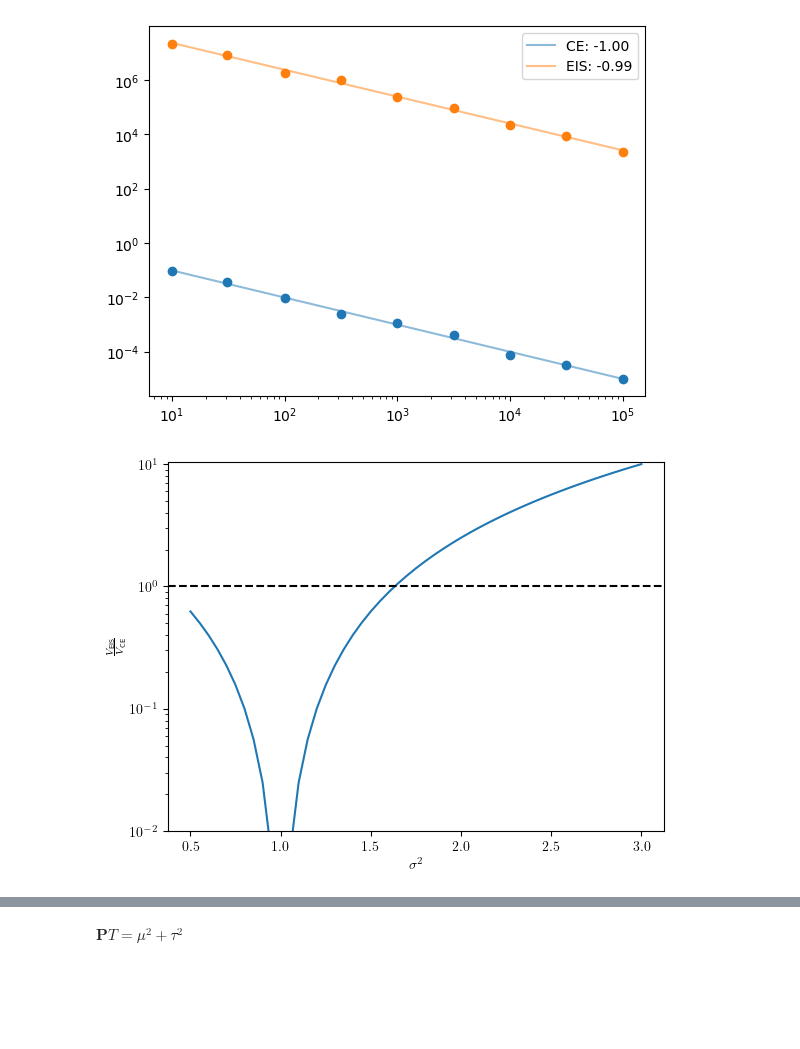
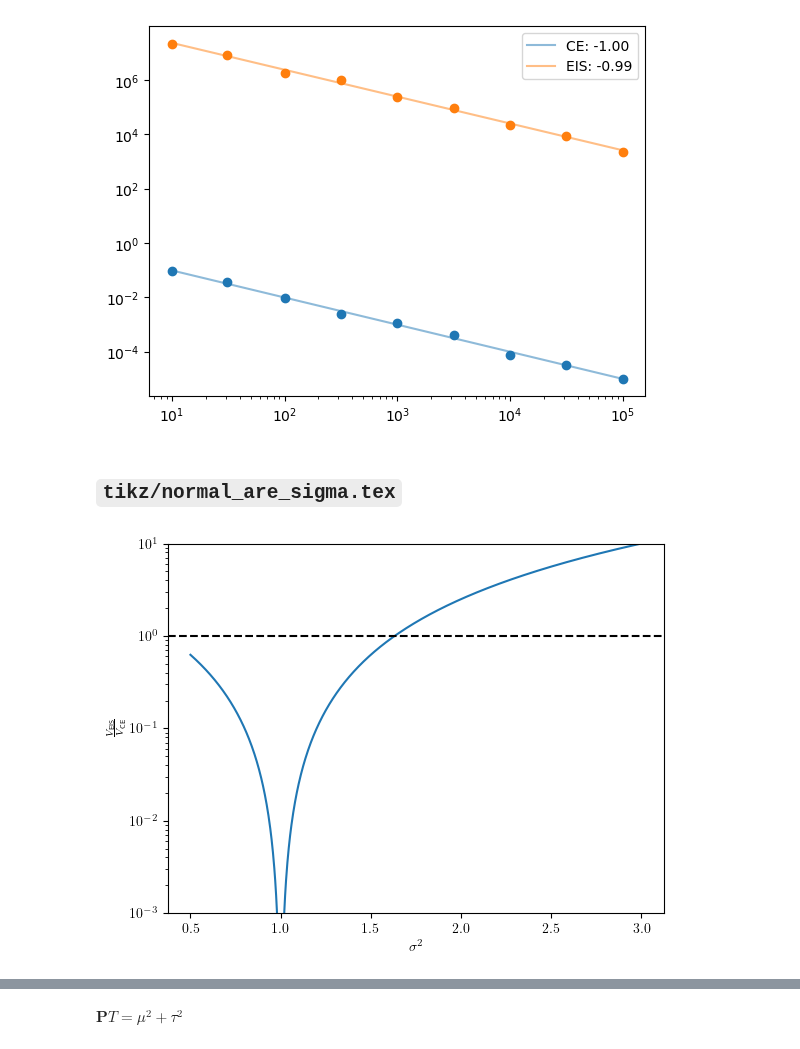
Before and after one commit to stefanheyder/dissertation, a Jupyter notebook: code/03_state_space_models.ipynb, the cells around one changed output, grey strips where cells are left out. Saved outputs shown, nothing was run; the diff lists cells and outputs as text; code cells hidden in the pictures; blank space fills up the shorter version.

```diff
--- a/code/03_state_space_models.ipynb
+++ b/code/03_state_space_models.ipynb
@@ -98,31 +98,32 @@ def mixture_are(s2, tau2, N, key, N_var):
 
     var_ce, var_eis = (vmap(mixture_estimators, (None, 0, None))(N, keys, s2)).var(axis=0)
     return var_ce/var_eis
-
-tau2 = 1.
-sigmas = jnp.linspace(.5 * tau2, 3. * tau2, 51)
-v_ce = tau2 / sigmas
-b_eis = sigmas / tau2
-m_eis = 5/2 * (tau2 / sigmas) * (tau2/sigmas - 1)**2
-v_eis = b_eis * m_eis * b_eis
-
-analytic_are = v_eis/v_ce
-key, subkey = jrn.split(key)
-#plt.plot(sigmas, ares, label="simulation")
-plt.plot(sigmas, analytic_are, label="analytic")
-plt.ylim(10**-2, None)
-plt.axhline(1., color="black", linestyle="--")
-
-#plt.title(f"$\\tau^2$ = {tau2}")
-plt.ylabel("$\\frac{V_{\\text{EIS}}}{V_{\\text{CE}}}$")
-plt.xlabel("$\\sigma^2$")
-plt.yscale("log")
-
-#tikzplotlib.clean_figure()
-tikzplotlib.save("../tikz/normal_are.tex")
-plt.show()
-# %% [output]
-[figure, removed]
+# %% [markdown]
+## `tikz/normal_are_sigma.tex`
+# %%
+
+tau2 = 1.
+sigmas = jnp.linspace(.5 * tau2, 3. * tau2, 1001)
+v_ce = tau2 / sigmas
+b_eis = sigmas / tau2
+m_eis = 5/2 * (tau2 / sigmas) * (tau2/sigmas - 1)**2
+v_eis = b_eis * m_eis * b_eis
+
+analytic_are = v_eis/v_ce
+plt.plot(sigmas, analytic_are, label="analytic")
+plt.ylim(10**-3, 10**1)
+plt.axhline(1., color="black", linestyle="--")
+
+#plt.title(f"$\\tau^2$ = {tau2}")
+plt.ylabel("$\\frac{V_{\\text{EIS}}}{V_{\\text{CE}}}$")
+plt.xlabel("$\\sigma^2$")
+plt.yscale("log")
+
+#tikzplotlib.clean_figure()
+tikzplotlib.save("../tikz/normal_are_sigma.tex")
+plt.show()
+# %% [output]
+[figure, added]
 # %%
 s2 = 40
 
```
Also changed, not shown: parts of 7 cells of this notebook, 8 other files.
